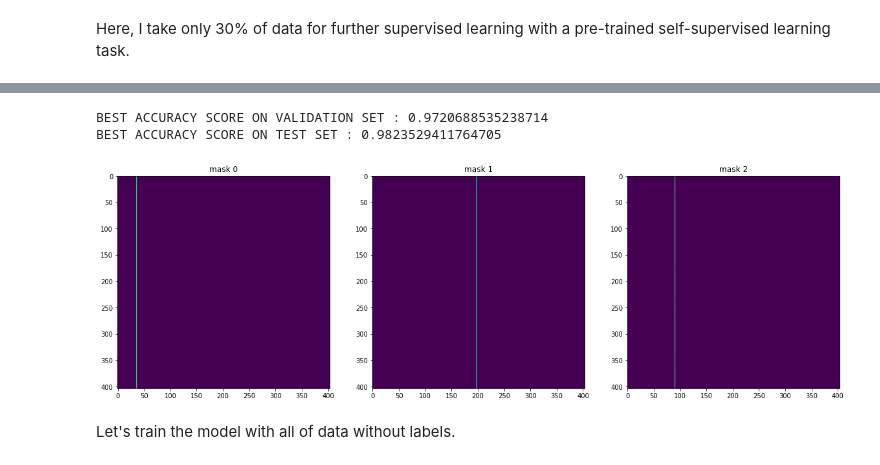
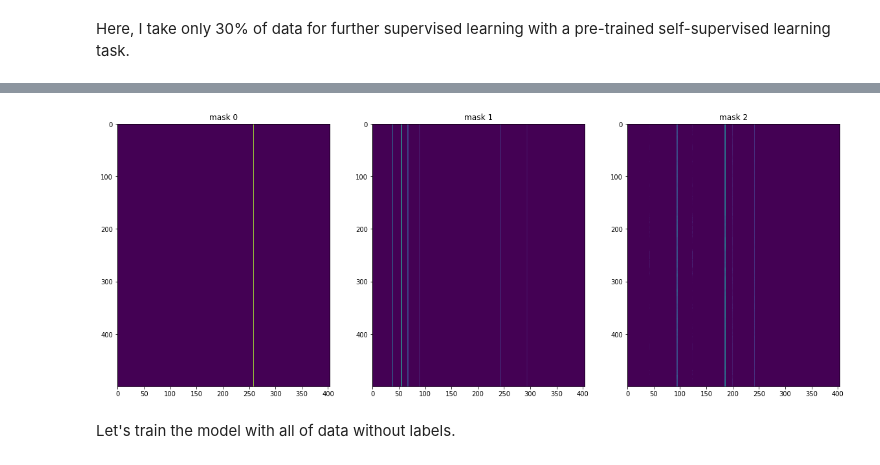
Before and after one commit to LIA-UniBo/Ai-in-industry, a Jupyter notebook: Copy_of_AI_in_industry.ipynb, the cells around one changed output, grey strips where cells are left out. Cells and saved outputs as stored; diff of their text form; code cells hidden in the pictures.

```diff
--- a/Copy_of_AI_in_industry.ipynb
+++ b/Copy_of_AI_in_industry.ipynb
@@ -710,8 +920,7 @@ y_test=df2.iloc[29237:,-1].to_numpy().squeeze()
 Here, I take only 30% of data for further supervised learning with a pre-trained self-supervised learning task.
 # %%
 # only a part of data
-part_of_train=df2.sample(frac=0.4)
-print(part_of_train.shape)
+part_of_train=df2.sample(frac=0.3)
 
 part_of_x_train=part_of_train.iloc[:10000,:-1].to_numpy()
 
@@ -734 +997,10 @@ print(part_of_x_val.shape),print(part_of_y_val.shape)
+# %%
+class RocAuc(Metric):
+    def __init__(self):
+        self._name = "roc_auc"
+        self._maximize = True
+
+    def __call__(self, y_true, y_score):
+        auc = roc_auc_score(y_true, y_score[:, 1])
+        return auc
 # %% [markdown]
@@ -744,14 +1016,13 @@ clf_little = TabNetClassifier(
 )
 
 clf_little.fit(
-    X_train=part_of_x_train, y_train=part_of_y_train,
+    X_train=part_of_x_train_res, y_train=part_of_y_train_res,
     patience=5,
-    max_epochs=1000,
+    max_epochs=500,
     batch_size=256,
-    eval_set=[(part_of_x_train, part_of_y_train), (part_of_x_val,part_of_y_val)],
+    eval_set=[(part_of_x_train_res, part_of_y_train_res), (part_of_x_val_res,part_of_y_val_res)],
     eval_name=['train', 'valid'],
-    eval_metric=['auc','accuracy'],
-    # eval_metric=[RocAuc]
+    eval_metric=[RocAuc]
     )
 # %% [output]
 Device used : cpu
@@ -793,27 +1056,14 @@ plt.plot(clf_little.history['lr'])
-# %%
-preds_little = clf_little.predict(x_test)
-test_acc_little = accuracy_score(preds_little, y_test)
-
-
-preds_valid_little = clf_little.predict(x_val)
-valid_acc_little = accuracy_score(preds_valid_little, y_val)
-
-print(f"BEST ACCURACY SCORE ON VALIDATION SET : {valid_acc_little}")
-print(f"BEST ACCURACY SCORE ON TEST SET : {test_acc_little}")
-# %% [output]
-BEST ACCURACY SCORE ON VALIDATION SET : 0.9720688535238714
-BEST ACCURACY SCORE ON TEST SET : 0.9823529411764705
 # %%
 y_pred_little = clf_little.predict(x_test)
 explain_matrix, masks = clf_little.explain(x_test)
 # %%
 fig, axs = plt.subplots(1, 3, figsize=(20,20))
 
 for i in range(3):
-    axs[i].imshow(masks[i][:404])
+    axs[i].imshow(masks[i][:500])
     axs[i].set_title(f"mask {i}")
 # %% [output]
-[figure, old version]
+[figure, new version]
 # %% [markdown]
 Let's train the model with all of data without labels.
 # %%
```
Also changed, not shown: parts of 61 cells of this notebook.
